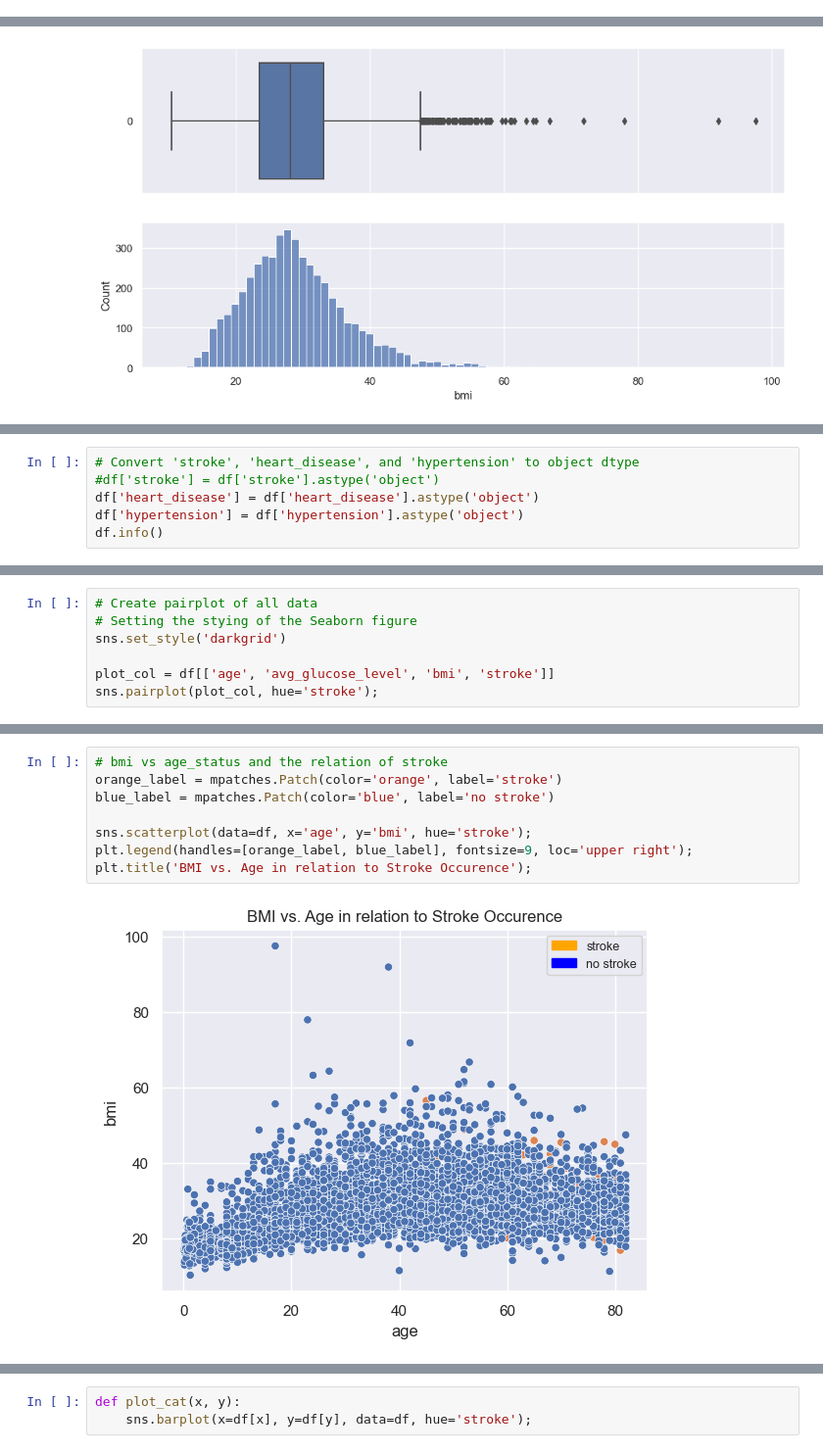
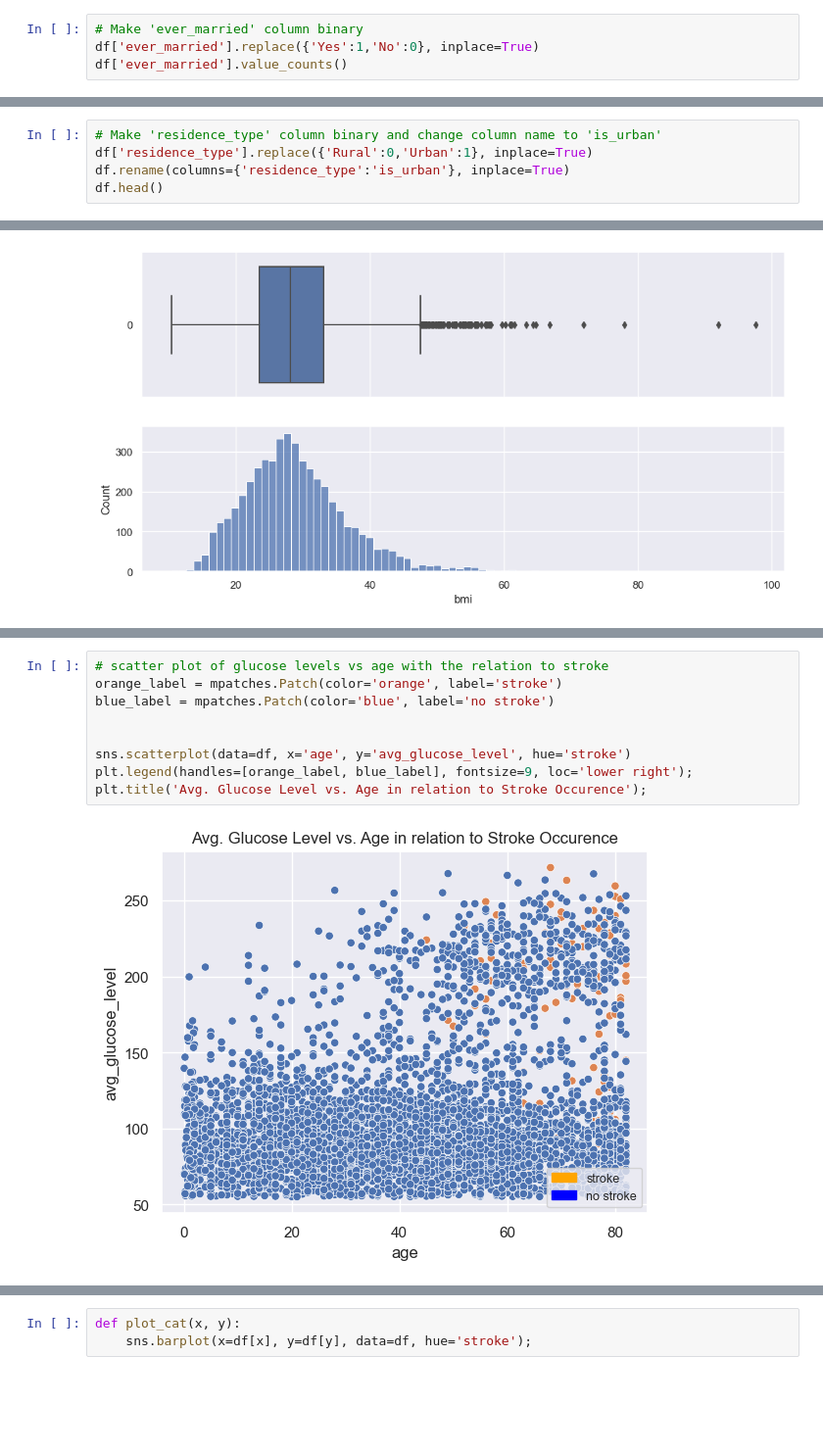
Before and after one commit to kevinbrnett/Project-2--Classification, a Jupyter notebook: Project_2_Part_4.ipynb, the cells around one changed output, grey strips where cells are left out. Shown at 98% size. Cells and saved outputs as stored; diff of their text form; blank space fills up the shorter version.

```diff
--- a/Project_2_Part_4.ipynb
+++ b/Project_2_Part_4.ipynb
@@ -294,2 +311,6 @@ Formerly Smoked     837
 Smokes              737
 Name: smoking_status, dtype: int64
+# %%
+# Make 'ever_married' column binary
+df['ever_married'].replace({'Yes':1,'No':0}, inplace=True)
+df['ever_married'].value_counts()
@@ -295,0 +321,5 @@ Name: smoking_status, dtype: int64
+# %%
+# Make 'residence_type' column binary and change column name to 'is_urban'
+df['residence_type'].replace({'Rural':0,'Urban':1}, inplace=True)
+df.rename(columns={'residence_type':'is_urban'}, inplace=True)
+df.head()
@@ -358,6 +402,0 @@ plt.xticks(rotation=45);
-# %%
-# Convert 'stroke', 'heart_disease', and 'hypertension' to object dtype
-#df['stroke'] = df['stroke'].astype('object')
-df['heart_disease'] = df['heart_disease'].astype('object')
-df['hypertension'] = df['hypertension'].astype('object')
-df.info()
@@ -383,7 +402,0 @@ memory usage: 589.3+ KB
-# %%
-# Create pairplot of all data
-# Setting the stying of the Seaborn figure
-sns.set_style('darkgrid')
-
-plot_col = df[['age', 'avg_glucose_level', 'bmi', 'stroke']]
-sns.pairplot(plot_col, hue='stroke');
@@ -399,10 +415,11 @@ sns.heatmap(corr, cmap='Blues', annot=True);
 # %%
-# bmi vs age_status and the relation of stroke
+# scatter plot of glucose levels vs age with the relation to stroke
 orange_label = mpatches.Patch(color='orange', label='stroke')
 blue_label = mpatches.Patch(color='blue', label='no stroke')
 
-sns.scatterplot(data=df, x='age', y='bmi', hue='stroke');
-plt.legend(handles=[orange_label, blue_label], fontsize=9, loc='upper right');
-plt.title('BMI vs. Age in relation to Stroke Occurence');
+
+sns.scatterplot(data=df, x='age', y='avg_glucose_level', hue='stroke')
+plt.legend(handles=[orange_label, blue_label], fontsize=9, loc='lower right');
+plt.title('Avg. Glucose Level vs. Age in relation to Stroke Occurence');
 # %% [output]
-[figure, old version]
+[figure, new version]
```
Also changed, not shown: parts of 37 cells of this notebook.
